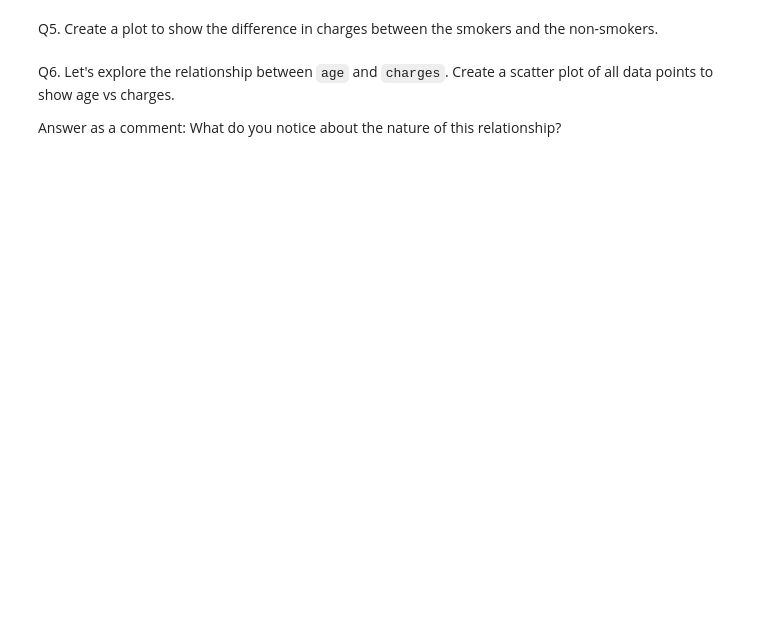
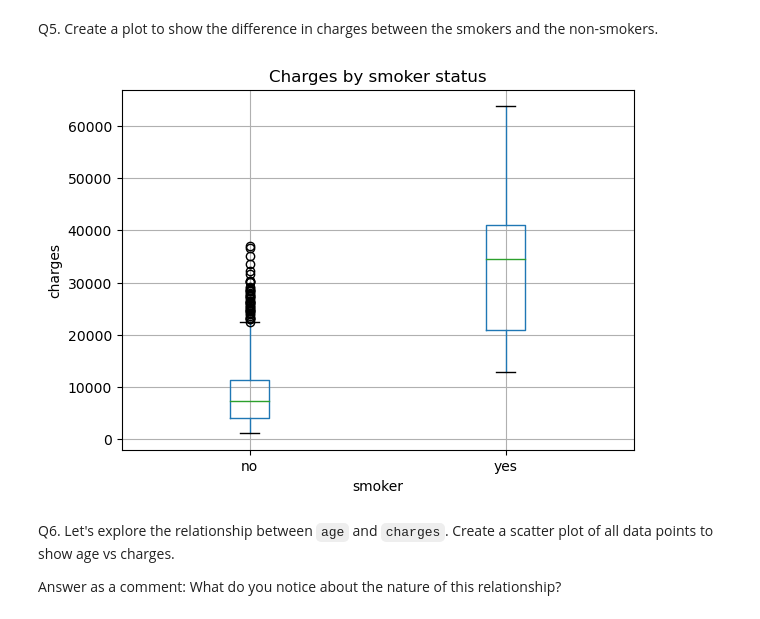
Before and after one commit to IanC04/CS363M, a Jupyter notebook: Assignments/Assignment 3/Assignment3.ipynb, the cells around one changed output. Cells and saved outputs as stored; diff of their text form; code cells hidden in the pictures; blank space fills up the shorter version.

```diff
--- a/Assignments/Assignment 3/Assignment3.ipynb
+++ b/Assignments/Assignment 3/Assignment3.ipynb
@@ -23,3 +23,5 @@ Estimates from this model can be used to then determine how much to charge each
 Q1. Read the dataset from 'medical-charges.txt' into a Pandas Dataframe. Display the head of the dataset. There should be 1338 rows and 7 columns. The target column (y) is the `charges` column.
 # %%
 # your code goes here
+data = pd.read_csv("medical-charges.txt")
+data.head()
@@ -31,3 +40,5 @@ Q2. Notice that there are several categorical columns. You'll need to transform
 * Display the head of the dataframe.
 # %%
 # your code goes here
+data = pd.get_dummies(data=data, columns=["sex", "smoker"], drop_first=True)
+data.head()
@@ -35,3 +53,5 @@ Q2. Notice that there are several categorical columns. You'll need to transform
 Q3. Now one-hot encode the `region` feature by again using `get_dummies()`, but this time, even though we could drop one column, let's go ahead and explicitly keep all 4 values as columns (i.e. drop_first should be set to False). Display the head of the resulting dataframe.
 # %%
 # your code goes here
+data = pd.get_dummies(data=data, columns=["region"])
+data.head()
@@ -45,6 +86,15 @@ Answer as a comment: Do you see any features with a strong correlation to the la
 Q5. Create a plot to show the difference in charges between the smokers and the non-smokers.
 # %%
 # your code goes here
+data.boxplot(by="smoker_yes", column="charges")
+plt.xticks([1, 2], ["no", "yes"])
+plt.xlabel("smoker")
+plt.ylabel("charges")
+plt.title("Charges by smoker status")
+plt.suptitle("")
+plt.show()
+# %% [output]
+[figure, added]
 # %% [markdown]
 Q6. Let's explore the relationship between `age` and `charges`. Create a scatter plot of all data points to show age vs charges.
 
```
Also changed, not shown: parts of 11 cells of this notebook.
